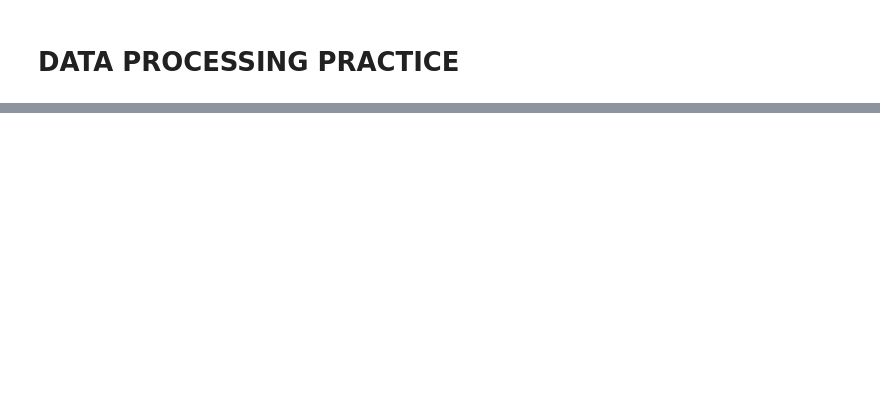
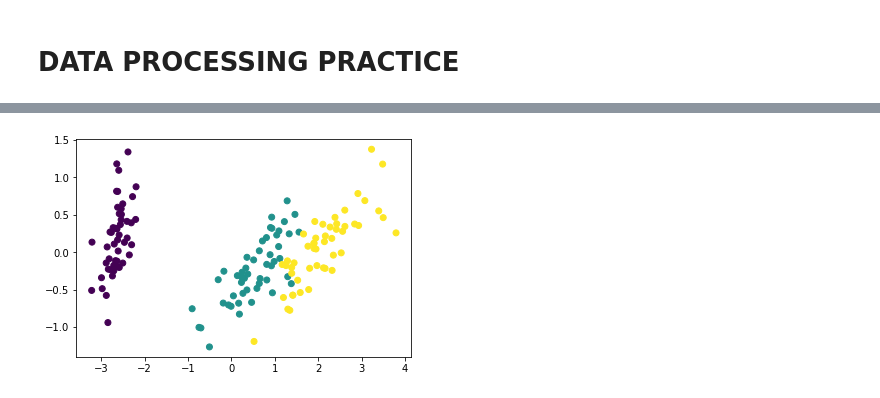
Before and after one commit to pennya6/datacamples, a Jupyter notebook: 데이터분석심화1/test3.ipynb, the cells around one changed output, grey strips where cells are left out. Cells and saved outputs as stored; diff of their text form; code cells hidden in the pictures; blank space fills up the shorter version.

```diff
--- a/데이터분석심화1/test3.ipynb
+++ b/데이터분석심화1/test3.ipynb
@@ -2,0 +530,9 @@
+# %%
+model = PCA(n_components=2)
+pca_features = model.fit_transform(data)
+xf = pca_features[:,0]
+yf = pca_features[:,1]
+plt.scatter(xf,yf,c=iris.target);
+plt.show()
+# %% [output]
+[figure, added]
```
Also changed, not shown: parts of 52 cells of this notebook, 21 other files.
